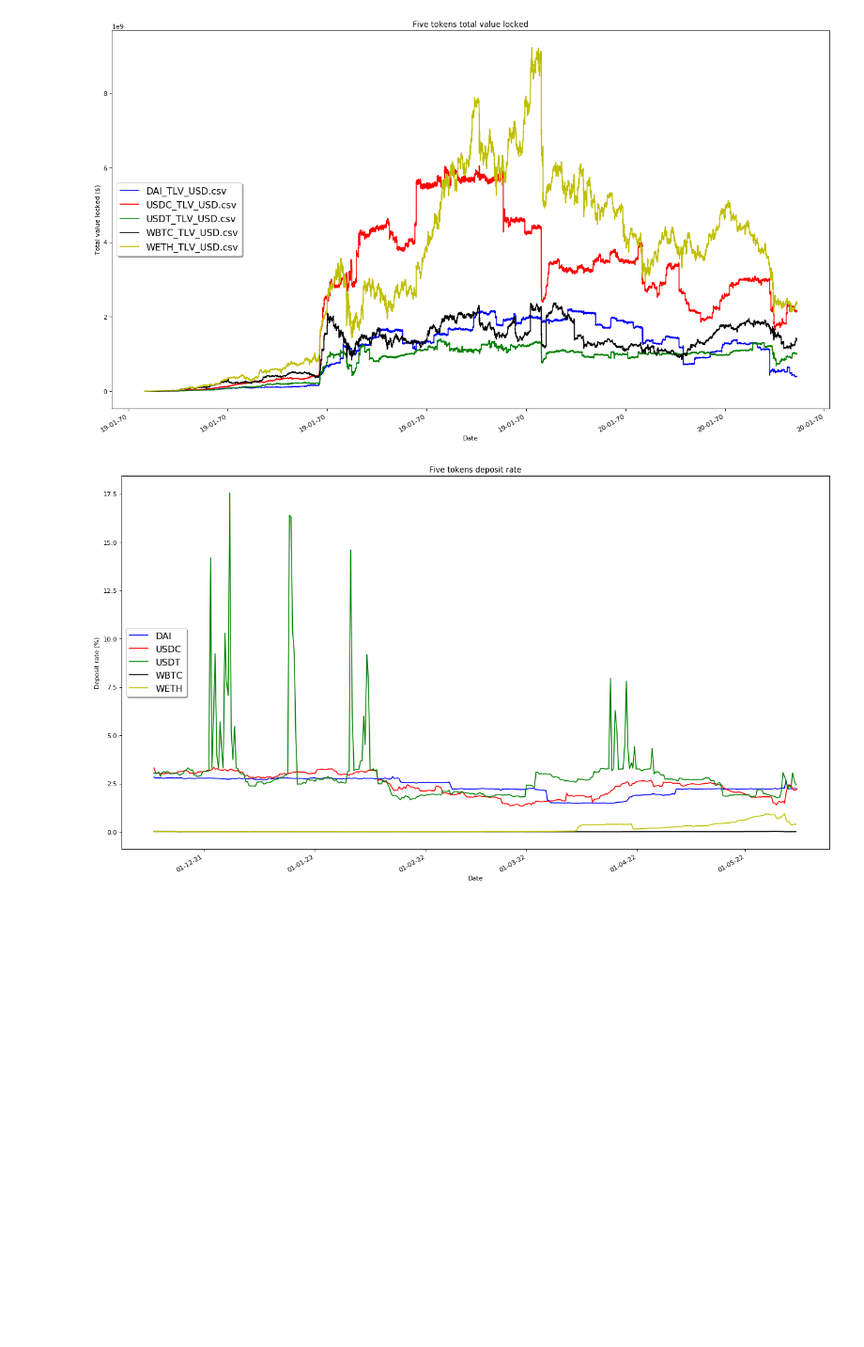
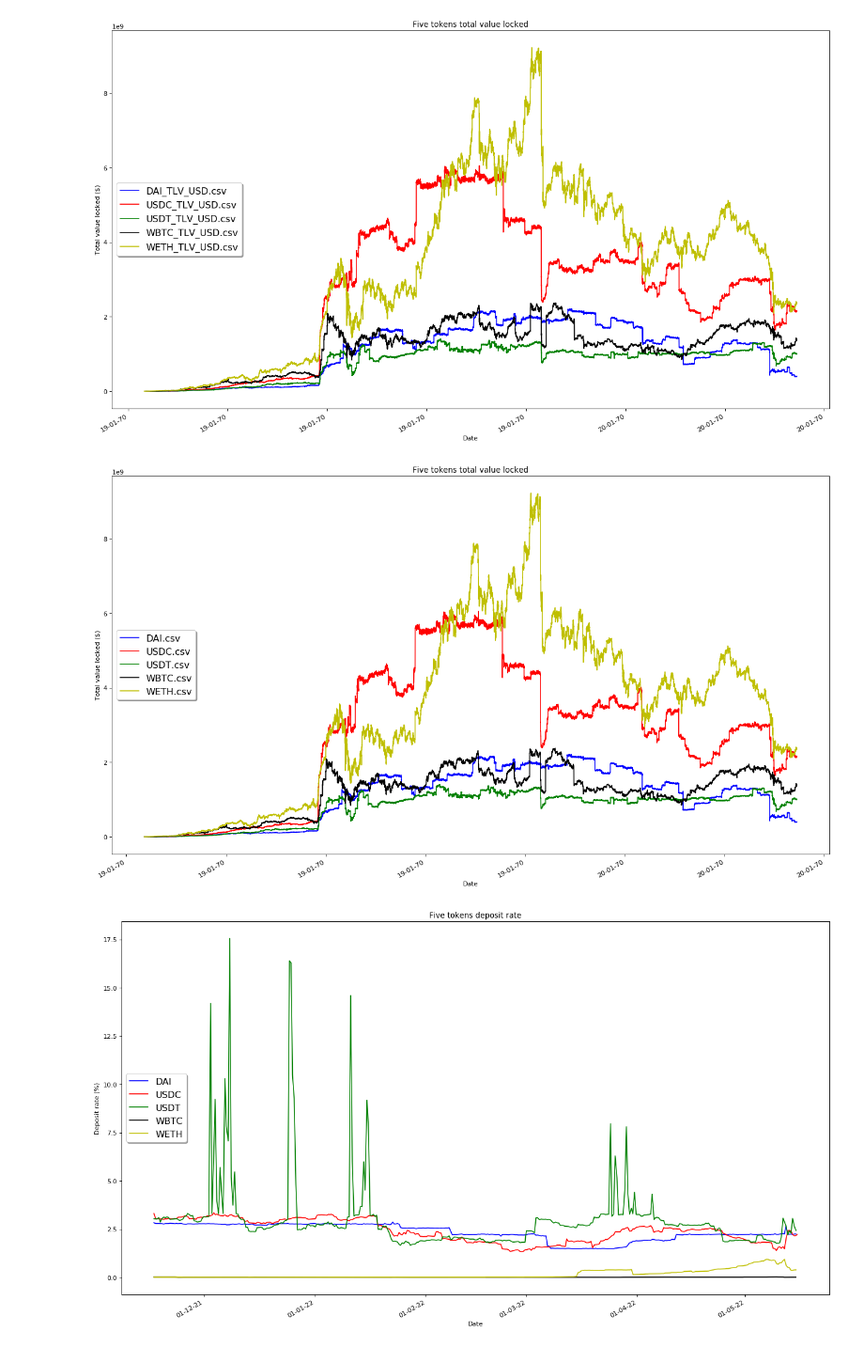
Before and after one commit to openVietAnh/defi-data-scraping, a Jupyter notebook: dataAnalysis/charts.ipynb, the cells around one changed output. Shown at 94% size. Saved outputs shown, nothing was run; the diff lists cells and outputs as text; code cells hidden in the pictures; blank space fills up the shorter version.

Commit message:
extend data to 1 minute period

```diff
--- a/dataAnalysis/charts.ipynb
+++ b/dataAnalysis/charts.ipynb
@@ -26,6 +26,17 @@ files = [
 plot_multiple_files(files, "Date", "Total value locked ($)", "Five tokens total value locked", "center left", 0, 3, True)
 # %% [output]
 [figure]
+# %%
+files = [
+    ("../csvData/1-minute-mark/DAI.csv", "b-"),
+    ("../csvData/1-minute-mark/USDC.csv", "r-"),
+    ("../csvData/1-minute-mark/USDT.csv", "g-"),
+    ("../csvData/1-minute-mark/WBTC.csv", "k-"),
+    ("../csvData/1-minute-mark/WETH.csv", "y-")
+]
+plot_multiple_files(files, "Date", "Total value locked ($)", "Five tokens total value locked", "center left", 0, 3, True)
+# %% [output]
+[figure, added]
 # %%
 files = [
     ("../csvData/depositRate/DAI-6m-Deposit rate-v2.csv", "b-"),
```
Also changed, not shown: 1 other file.
